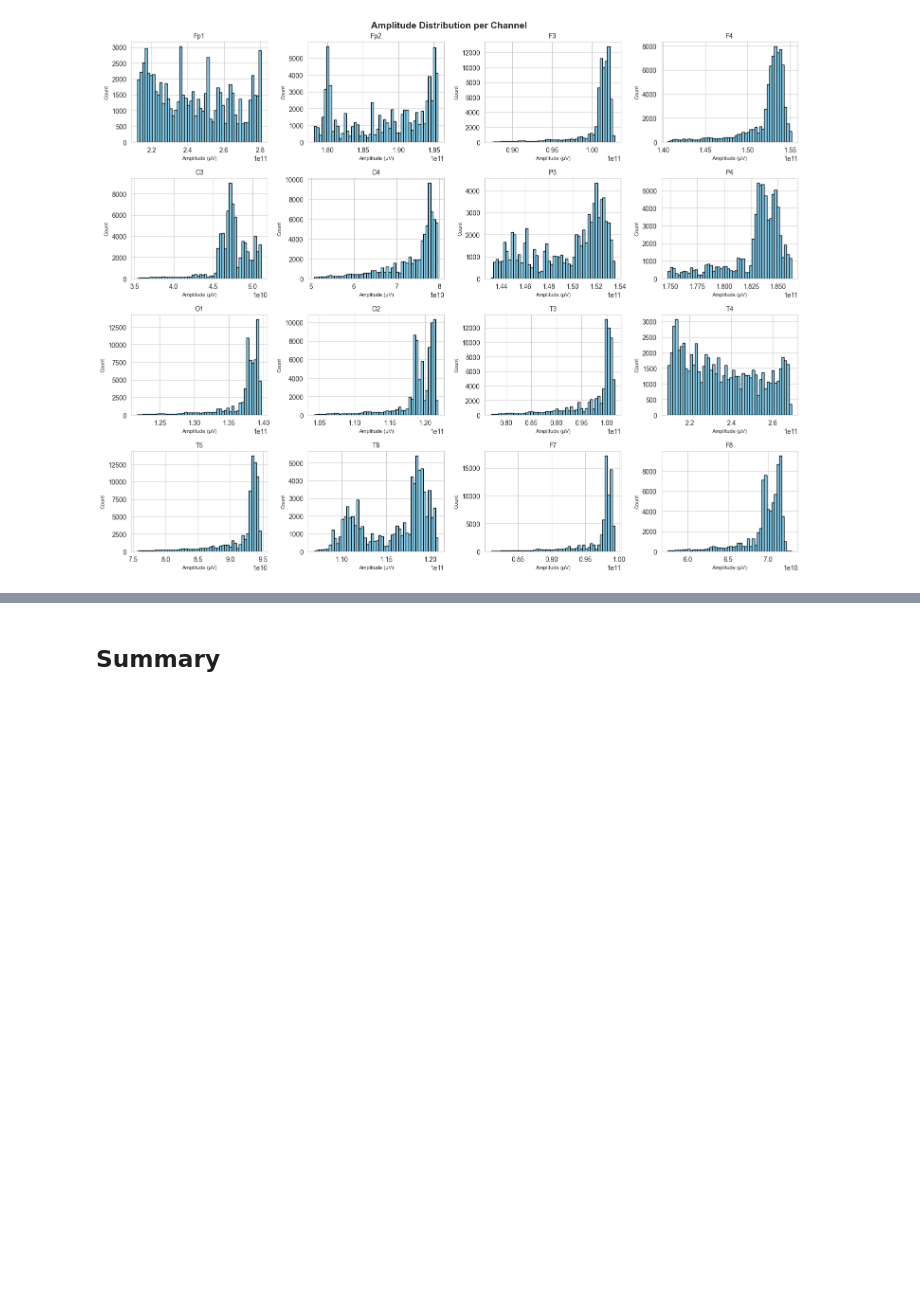
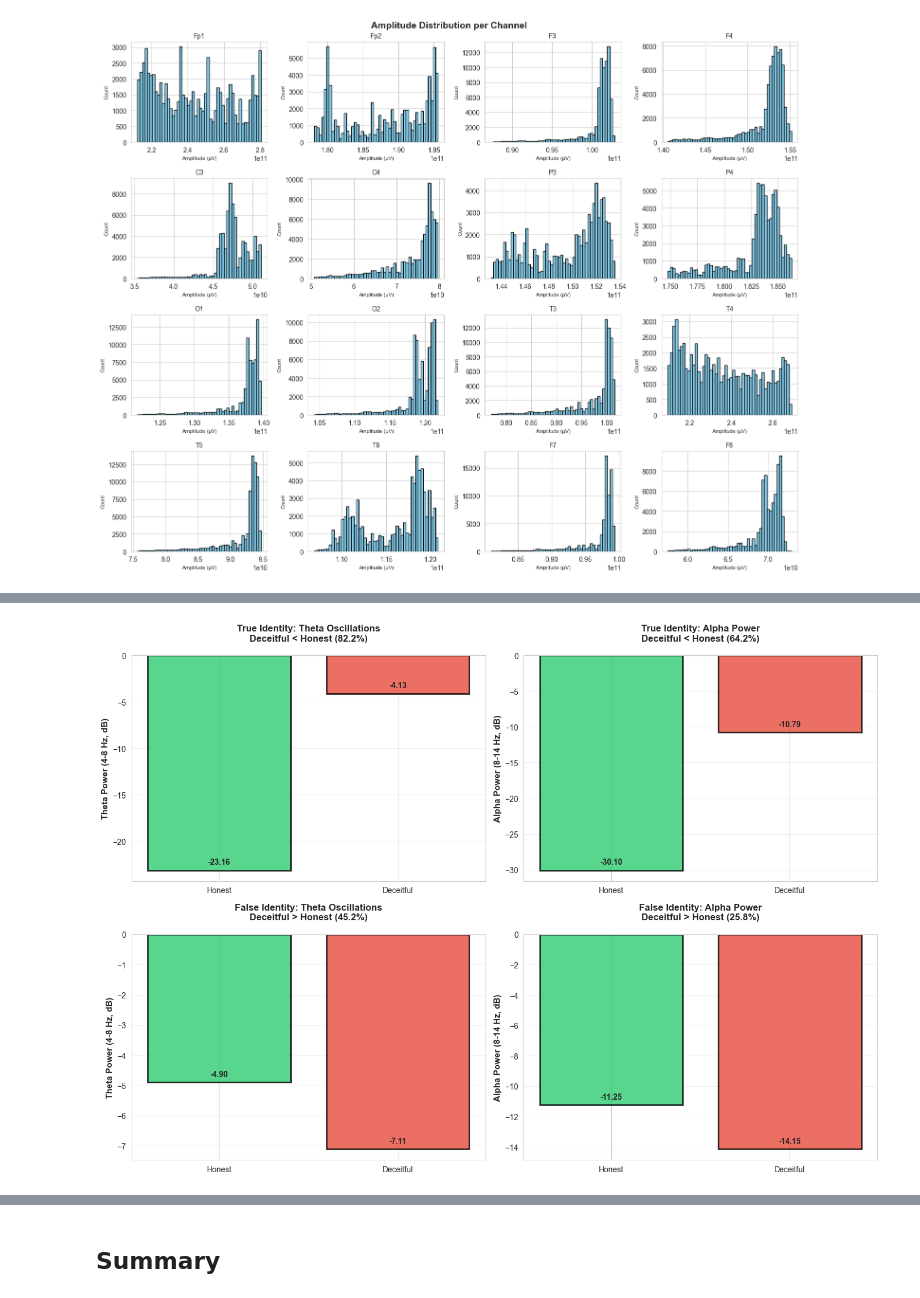
Before and after one commit to wsparcie/ai-ml-neuron-rekrutacja-2025, a Jupyter notebook: eda.ipynb, the cells around one changed output, grey strips where cells are left out. Drawn from its saved outputs; the diff is of its cells as text; code cells hidden in the pictures; blank space fills up the shorter version.

```diff
--- a/eda.ipynb
+++ b/eda.ipynb
@@ -283,0 +422,92 @@ plt.show()
+# %%
+theta_real = real_features['theta']
+alpha_real = real_features['alpha']
+
+theta_true = [
+    np.mean(list(theta_real['honest_true'].values())),
+    np.mean(list(theta_real['deceitful_true'].values()))
+]
+alpha_upper_true = [
+    np.mean(list(alpha_real['honest_true'].values())),
+    np.mean(list(alpha_real['deceitful_true'].values()))
+]
+
+theta_fake = [
+    np.mean(list(theta_real['honest_fake'].values())),
+    np.mean(list(theta_real['deceitful_fake'].values()))
+]
+alpha_upper_fake = [
+    np.mean(list(alpha_real['honest_fake'].values())),
+    np.mean(list(alpha_real['deceitful_fake'].values()))
+]
+
+fig, axes = plt.subplots(2, 2, figsize=(14, 10))
+
+conditions = ['Honest', 'Deceitful']
+x_pos = np.arange(len(conditions))
+
+bars1 = axes[0, 0].bar(x_pos, theta_true, color=['#2ecc71', '#e74c3c'], alpha=0.8, edgecolor='black', linewidth=2)
+axes[0, 0].set_ylabel('Theta Power (4-8 Hz, dB)', fontsize=11, fontweight='bold')
+theta_diff_true = ((theta_true[1] - theta_true[0]) / theta_true[0] * 100) if theta_true[0] != 0 else 0
+axes[0, 0].set_title(f'True Identity: Theta Oscillations\nDeceitful {">" if theta_diff_true > 0 else "<"} Honest ({abs(theta_diff_true):.1f}%)\n',
+                      fontsize=12, fontweight='bold')
+axes[0, 0].set_xticks(x_pos)
+axes[0, 0].set_xticklabels(conditions)
+axes[0, 0].grid(axis='y', alpha=0.3)
+
+for i, (bar, val) in enumerate(zip(bars1, theta_true)):
+    axes[0, 0].text(bar.get_x() + bar.get_width()/2., val + max(abs(min(theta_true)), max(theta_true))*0.02,
+                    f'{val:.2f}', ha='center', va='bottom', fontsize=10, fontweight='bold')
+
+bars2 = axes[0, 1].bar(x_pos, alpha_upper_true, color=['#2ecc71', '#e74c3c'], alpha=0.8, edgecolor='black', linewidth=2)
+axes[0, 1].set_ylabel('Alpha Power (8-14 Hz, dB)', fontsize=11, fontweight='bold')
+alpha_diff_true = ((alpha_upper_true[1] - alpha_upper_true[0]) / alpha_upper_true[0] * 100) if alpha_upper_true[0] != 0 else 0
+axes[0, 1].set_title(f'True Identity: Alpha Power\nDeceitful {">" if alpha_diff_true > 0 else "<"} Honest ({abs(alpha_diff_true):.1f}%)\n',
+                      fontsize=12, fontweight='bold')
+axes[0, 1].set_xticks(x_pos)
+axes[0, 1].set_xticklabels(conditions)
+axes[0, 1].grid(axis='y', alpha=0.3)
+
+for i, (bar, val) in enumerate(zip(bars2, alpha_upper_true)):
+    axes[0, 1].text(bar.get_x() + bar.get_width()/2., val + max(abs(min(alpha_upper_true)), max(alpha_upper_true))*0.02,
+                    f'{val:.2f}', ha='center', va='bottom', fontsize=10, fontweight='bold')
+
+bars3 = axes[1, 0].bar(x_pos, theta_fake, color=['#2ecc71', '#e74c3c'], alpha=0.8, edgecolor='black', linewidth=2)
+axes[1, 0].set_ylabel('Theta Power (4-8 Hz, dB)', fontsize=11, fontweight='bold')
+theta_diff_fake = ((theta_fake[1] - theta_fake[0]) / theta_fake[0] * 100) if theta_fake[0] != 0 else 0
+axes[1, 0].set_title(f'False Identity: Theta Oscillations\n{"No significant difference" if abs(theta_diff_fake) < 5 else f"Deceitful {'>' if theta_diff_fake > 0 else '<'} Honest ({abs(theta_diff_fake):.1f}%)"}\n',
+                      fontsize=12, fontweight='bold')
+axes[1, 0].set_xticks(x_pos)
+axes[1, 0].set_xticklabels(conditions)
+axes[1, 0].grid(axis='y', alpha=0.3)
+
+for i, (bar, val) in enumerate(zip(bars3, theta_fake)):
+    axes[1, 0].text(bar.get_x() + bar.get_width()/2., val + max(abs(min(theta_fake)), max(theta_fake))*0.02,
+                    f'{val:.2f}', ha='center', va='bottom', fontsize=10, fontweight='bold')
+
+bars4 = axes[1, 1].bar(x_pos, alpha_upper_fake, color=['#2ecc71', '#e74c3c'], alpha=0.8, edgecolor='black', linewidth=2)
+axes[1, 1].set_ylabel('Alpha Power (8-14 Hz, dB)', fontsize=11, fontweight='bold')
+alpha_diff_fake = ((alpha_upper_fake[1] - alpha_upper_fake[0]) / alpha_upper_fake[0] * 100) if alpha_upper_fake[0] != 0 else 0
+axes[1, 1].set_title(f'False Identity: Alpha Power\nDeceitful {">" if alpha_diff_fake > 0 else "<"} Honest ({abs(alpha_diff_fake):.1f}%)\n',
+                      fontsize=12, fontweight='bold')
+axes[1, 1].set_xticks(x_pos)
+axes[1, 1].set_xticklabels(conditions)
+axes[1, 1].grid(axis='y', alpha=0.3)
+
+for i, (bar, val) in enumerate(zip(bars4, alpha_upper_fake)):
+    axes[1, 1].text(bar.get_x() + bar.get_width()/2., val + max(abs(min(alpha_upper_fake)), max(alpha_upper_fake))*0.02,
+                    f'{val:.2f}', ha='center', va='bottom', fontsize=10, fontweight='bold')
+
+plt.tight_layout()
+plt.savefig('charts/eda_neural_oscillations.png', dpi=300, bbox_inches='tight')
+plt.show()
+
+print(f"\nNeural Oscillation Findings:")
+print("\nTRUE IDENTITY (Concealment):")
+print(f"  Theta: {theta_true[0]:.2f} dB (Honest) → {theta_true[1]:.2f} dB (Deceitful) [{theta_diff_true:+.1f}%]")
+print(f"  Alpha: {alpha_upper_true[0]:.2f} dB (Honest) → {alpha_upper_true[1]:.2f} dB (Deceitful) [{alpha_diff_true:+.1f}%]")
+print("\nFALSE IDENTITY (Faking):")
+print(f"  Theta: {theta_fake[0]:.2f} dB (Honest) → {theta_fake[1]:.2f} dB (Deceitful) [{theta_diff_fake:+.1f}%]")
+print(f"  Alpha: {alpha_upper_fake[0]:.2f} dB (Honest) → {alpha_upper_fake[1]:.2f} dB (Deceitful) [{alpha_diff_fake:+.1f}%]")
+# %% [output]
+[figure, added]
```
Also changed, not shown: parts of 35 cells of this notebook, 9 other files.
